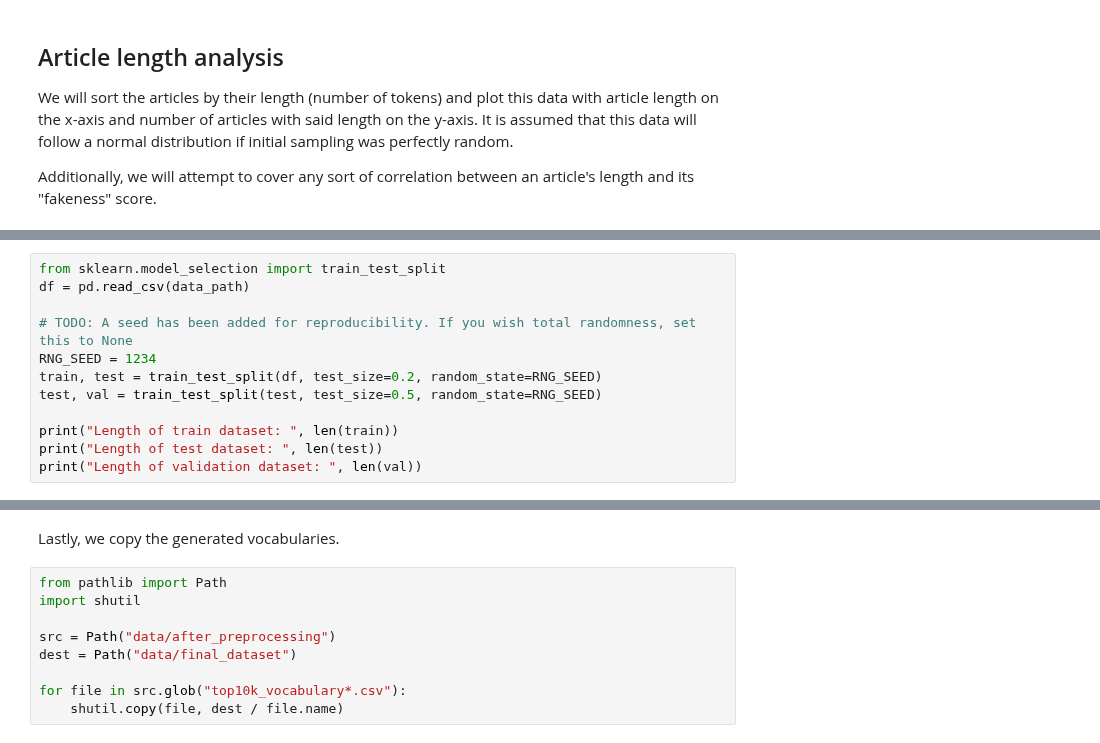
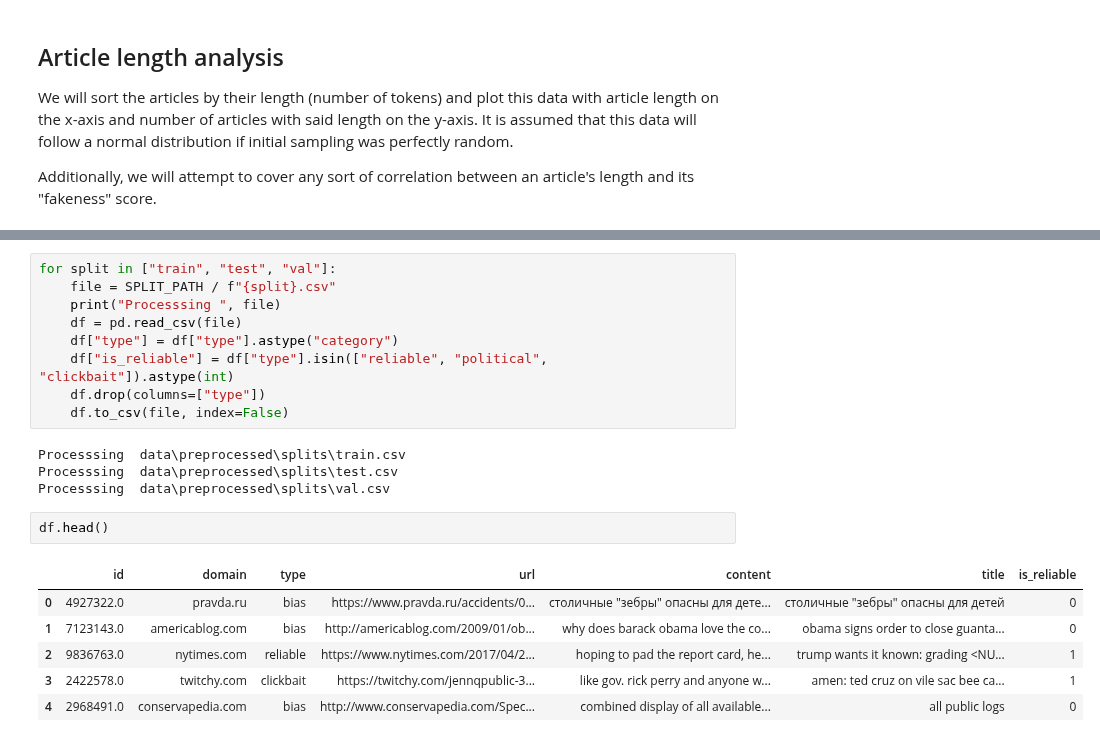
Before and after one commit to BimmerBass/GDS2026, a Jupyter notebook: data_analysis.ipynb, the cells around one changed output, grey strips where cells are left out. Saved outputs shown, nothing was run; the diff lists cells and outputs as text.

```diff
--- a/data_analysis.ipynb
+++ b/data_analysis.ipynb
@@ -153,12 +167,0 @@ We will be splitting the dataset into 80% training data and 10% test and validat
-# %%
-from sklearn.model_selection import train_test_split
-df = pd.read_csv(data_path)
-
-# TODO: A seed has been added for reproducibility. If you wish total randomness, set this to None
-RNG_SEED = 1234
-train, test = train_test_split(df, test_size=0.2, random_state=RNG_SEED)
-test, val = train_test_split(test, test_size=0.5, random_state=RNG_SEED)
-
-print("Length of train dataset: ", len(train))
-print("Length of test dataset: ", len(test))
-print("Length of validation dataset: ", len(val))
@@ -188,11 +168,22 @@ Saved validation dataset
-# %% [markdown]
-Lastly, we copy the generated vocabularies.
-# %%
-from pathlib import Path
-import shutil
-
-src = Path("data/after_preprocessing")
-dest = Path("data/final_dataset")
-
-for file in src.glob("top10k_vocabulary*.csv"):
-    shutil.copy(file, dest / file.name)
+# %%
+for split in ["train", "test", "val"]:
+    file = SPLIT_PATH / f"{split}.csv"
+    print("Processsing ", file)
+    df = pd.read_csv(file)
+    df["type"] = df["type"].astype("category")
+    df["is_reliable"] = df["type"].isin(["reliable", "political", "clickbait"]).astype(int)
+    df.drop(columns=["type"])
+    df.to_csv(file, index=False)
+# %% [output]
+Processsing  data\preprocessed\splits\train.csv
+Processsing  data\preprocessed\splits\test.csv
+Processsing  data\preprocessed\splits\val.csv
+# %%
+df.head()
+# %% [output]
+|  | id | domain | type | url | content | title | is_reliable |
+| 0 | 4927322.0 | pravda.ru | bias | https://www.pravda.ru/accidents/0... | столичные "зебры" опасны для дете... | столичные "зебры" опасны для детей | 0 |
+| 1 | 7123143.0 | americablog.com | bias | http://americablog.com/2009/01/ob... | why does barack obama love the co... | obama signs order to close guanta... | 0 |
+| 2 | 9836763.0 | nytimes.com | reliable | https://www.nytimes.com/2017/04/2... | hoping to pad the report card, he... | trump wants it known: grading <NU... | 1 |
+| 3 | 2422578.0 | twitchy.com | clickbait | https://twitchy.com/jennqpublic-3... | like gov. rick perry and anyone w... | amen: ted cruz on vile sac bee ca... | 1 |
+| 4 | 2968491.0 | conservapedia.com | bias | http://www.conservapedia.com/Spec... | combined display of all available... | all public logs | 0 |
```
Also changed, not shown: parts of 10 cells of this notebook, 6 other files.
